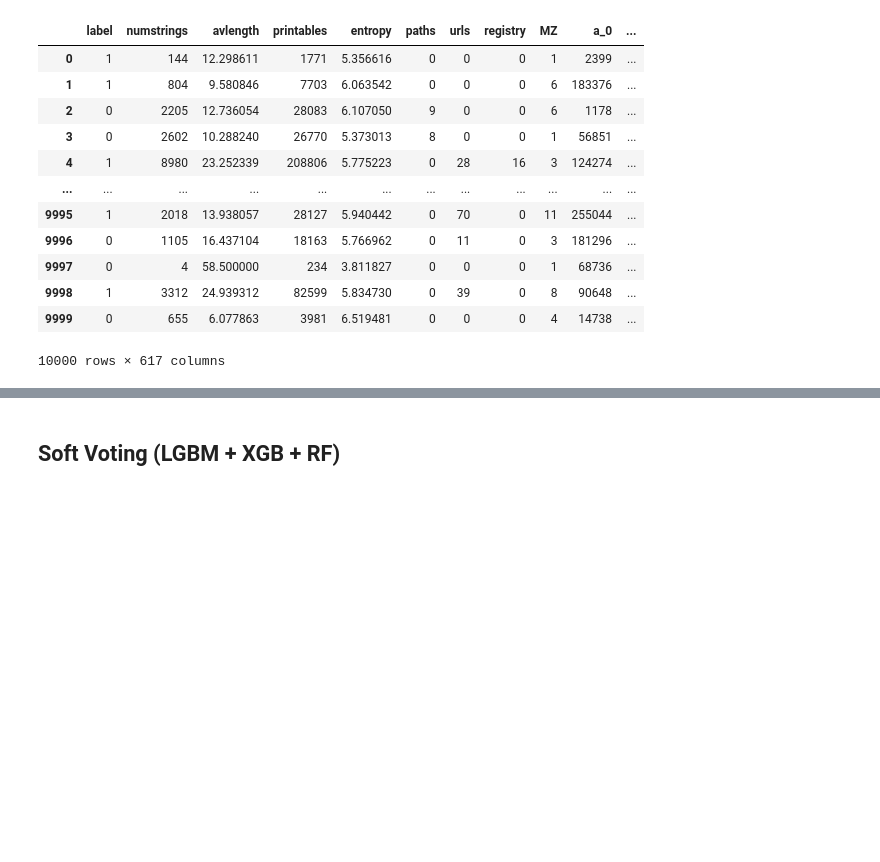
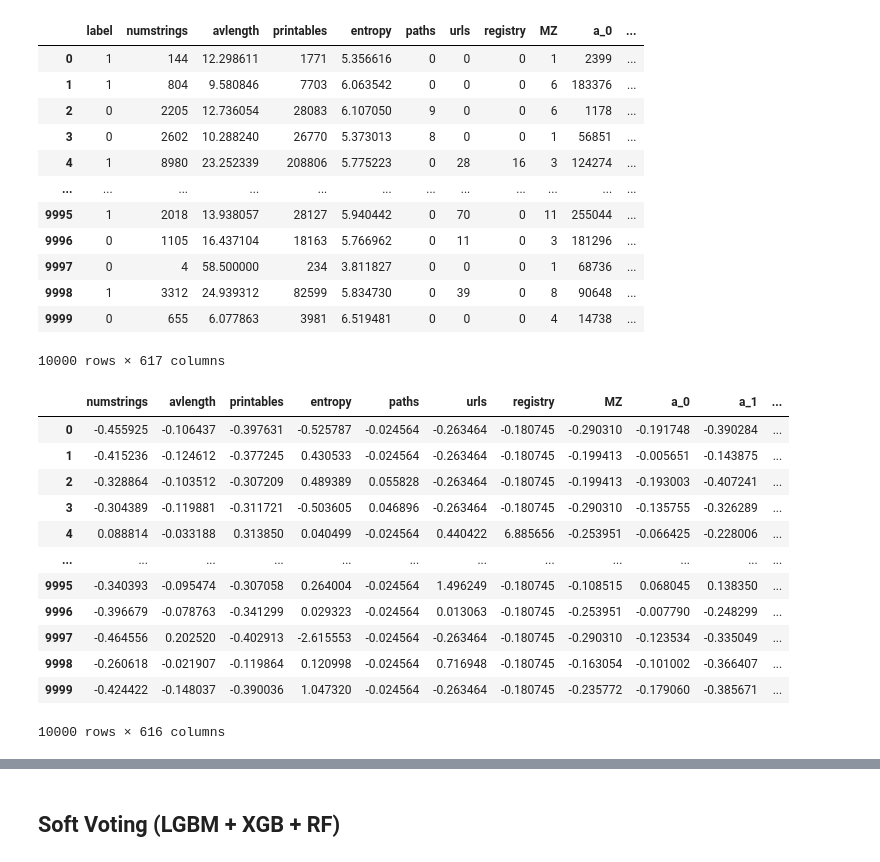
Before and after one commit to Hoseo-IELab/Hoseo_AI_Competition, a Jupyter notebook: TEST12345.ipynb, the cells around one changed output, grey strips where cells are left out. Drawn from its saved outputs; the diff is of its cells as text; code cells hidden in the pictures; blank space fills up the shorter version.

```diff
--- a/TEST12345.ipynb
+++ b/TEST12345.ipynb
@@ -44,6 +44,34 @@ train_df_x = train.drop(['label'], axis=1)
 train_df_y = train['label']
 # %%
 x_train, x_test, y_train, y_test = train_test_split(train_df_x, train_df_y, test_size=0.2, random_state=42)
+# %%
+from sklearn.preprocessing import StandardScaler
+
+scaler = StandardScaler().fit(x_train)
+x_train_scaled = scaler.transform(x_train)
+x_test_scaled = scaler.transform(x_test)
+# %%
+x = scaler.transform(train_df_x)
+# %%
+features = train_df_x.columns.values
+# %%
+x = pd.DataFrame(data=x, columns=features)
+# %%
+x
+# %% [output]
+|  | numstrings | avlength | printables | entropy | paths | urls | registry | MZ | a_0 | a_1 | ... |
+| 0 | -0.455925 | -0.106437 | -0.397631 | -0.525787 | -0.024564 | -0.263464 | -0.180745 | -0.290310 | -0.191748 | -0.390284 | ... |
+| 1 | -0.415236 | -0.124612 | -0.377245 | 0.430533 | -0.024564 | -0.263464 | -0.180745 | -0.199413 | -0.005651 | -0.143875 | ... |
+| 2 | -0.328864 | -0.103512 | -0.307209 | 0.489389 | 0.055828 | -0.263464 | -0.180745 | -0.199413 | -0.193003 | -0.407241 | ... |
+| 3 | -0.304389 | -0.119881 | -0.311721 | -0.503605 | 0.046896 | -0.263464 | -0.180745 | -0.290310 | -0.135755 | -0.326289 | ... |
+| 4 | 0.088814 | -0.033188 | 0.313850 | 0.040499 | -0.024564 | 0.440422 | 6.885656 | -0.253951 | -0.066425 | -0.228006 | ... |
+| ... | ... | ... | ... | ... | ... | ... | ... | ... | ... | ... | ... |
+| 9995 | -0.340393 | -0.095474 | -0.307058 | 0.264004 | -0.024564 | 1.496249 | -0.180745 | -0.108515 | 0.068045 | 0.138350 | ... |
+| 9996 | -0.396679 | -0.078763 | -0.341299 | 0.029323 | -0.024564 | 0.013063 | -0.180745 | -0.253951 | -0.007790 | -0.248299 | ... |
+| 9997 | -0.464556 | 0.202520 | -0.402913 | -2.615553 | -0.024564 | -0.263464 | -0.180745 | -0.290310 | -0.123534 | -0.335049 | ... |
+| 9998 | -0.260618 | -0.021907 | -0.119864 | 0.120998 | -0.024564 | 0.716948 | -0.180745 | -0.163054 | -0.101002 | -0.366407 | ... |
+| 9999 | -0.424422 | -0.148037 | -0.390036 | 1.047320 | -0.024564 | -0.263464 | -0.180745 | -0.235772 | -0.179060 | -0.385671 | ... |
+10000 rows × 616 columns
 # %%
 xgb_params = {'n_estimators': 10000,
                'learning_rate': 0.03689407512484644,
```
Also changed, not shown: parts of 94 cells of this notebook, 6 other files.
